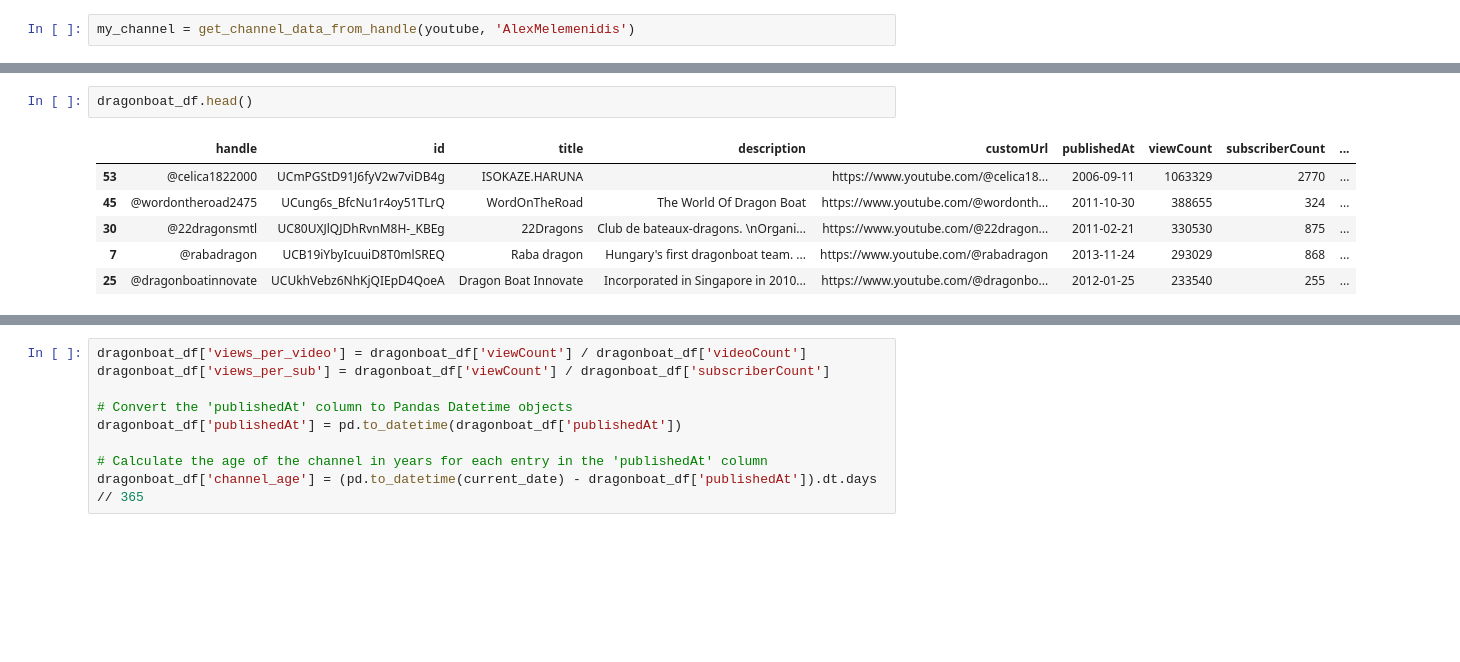
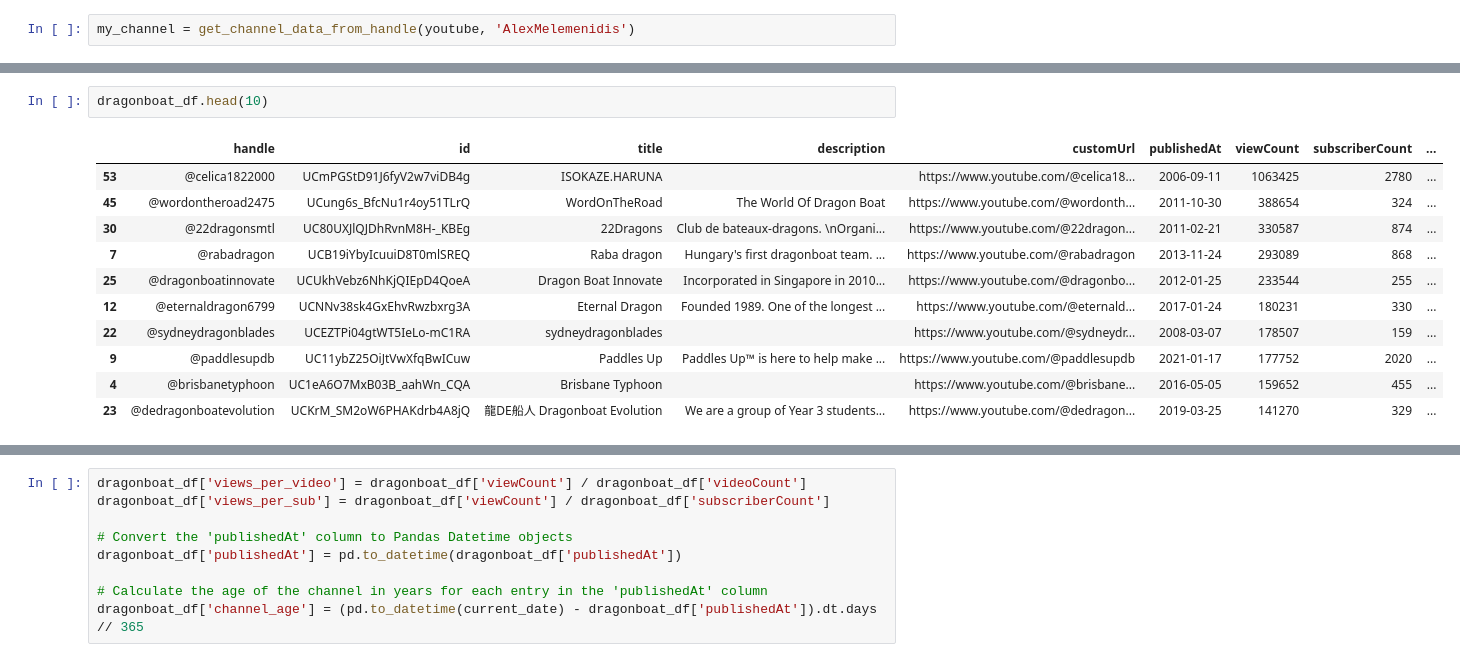
Before and after one commit to alex-m-ffm/Youtube_Analysis, a Jupyter notebook: youtube_analysis.ipynb, the cells around one changed output, grey strips where cells are left out. Drawn from its saved outputs; the diff is of its cells as text; blank space fills up the shorter version.

```diff
--- a/youtube_analysis.ipynb
+++ b/youtube_analysis.ipynb
@@ -213,11 +213,16 @@ my_channel
  'unsubscribedTrailer': False,
  'uploads': 'UU7p805M43uY6WrJ29v3Fe7g'}
 # %%
-dragonboat_df.head()
+dragonboat_df.head(10)
 # %% [output]
 |  | handle | id | title | description | customUrl | publishedAt | viewCount | subscriberCount | ... |
-| 53 | @celica1822000 | UCmPGStD91J6fyV2w7viDB4g | ISOKAZE.HARUNA |  | https://www.youtube.com/@celica18... | 2006-09-11 | 1063329 | 2770 | ... |
-| 45 | @wordontheroad2475 | UCung6s_BfcNu1r4oy51TLrQ | WordOnTheRoad | The World Of Dragon Boat | https://www.youtube.com/@wordonth... | 2011-10-30 | 388655 | 324 | ... |
-| 30 | @22dragonsmtl | UC80UXJlQJDhRvnM8H-_KBEg | 22Dragons | Club de bateaux-dragons. \nOrgani... | https://www.youtube.com/@22dragon... | 2011-02-21 | 330530 | 875 | ... |
-| 7 | @rabadragon | UCB19iYbyIcuuiD8T0mlSREQ | Raba dragon | Hungary's first dragonboat team. ... | https://www.youtube.com/@rabadragon | 2013-11-24 | 293029 | 868 | ... |
-| 25 | @dragonboatinnovate | UCUkhVebz6NhKjQIEpD4QoeA | Dragon Boat Innovate | Incorporated in Singapore in 2010... | https://www.youtube.com/@dragonbo... | 2012-01-25 | 233540 | 255 | ... |
+| 53 | @celica1822000 | UCmPGStD91J6fyV2w7viDB4g | ISOKAZE.HARUNA |  | https://www.youtube.com/@celica18... | 2006-09-11 | 1063425 | 2780 | ... |
+| 45 | @wordontheroad2475 | UCung6s_BfcNu1r4oy51TLrQ | WordOnTheRoad | The World Of Dragon Boat | https://www.youtube.com/@wordonth... | 2011-10-30 | 388654 | 324 | ... |
+| 30 | @22dragonsmtl | UC80UXJlQJDhRvnM8H-_KBEg | 22Dragons | Club de bateaux-dragons. \nOrgani... | https://www.youtube.com/@22dragon... | 2011-02-21 | 330587 | 874 | ... |
+| 7 | @rabadragon | UCB19iYbyIcuuiD8T0mlSREQ | Raba dragon | Hungary's first dragonboat team. ... | https://www.youtube.com/@rabadragon | 2013-11-24 | 293089 | 868 | ... |
+| 25 | @dragonboatinnovate | UCUkhVebz6NhKjQIEpD4QoeA | Dragon Boat Innovate | Incorporated in Singapore in 2010... | https://www.youtube.com/@dragonbo... | 2012-01-25 | 233544 | 255 | ... |
+| 12 | @eternaldragon6799 | UCNNv38sk4GxEhvRwzbxrg3A | Eternal Dragon | Founded 1989. One of the longest ... | https://www.youtube.com/@eternald... | 2017-01-24 | 180231 | 330 | ... |
+| 22 | @sydneydragonblades | UCEZTPi04gtWT5IeLo-mC1RA | sydneydragonblades |  | https://www.youtube.com/@sydneydr... | 2008-03-07 | 178507 | 159 | ... |
+| 9 | @paddlesupdb | UC11ybZ25OiJtVwXfqBwICuw | Paddles Up | Paddles Up™ is here to help make ... | https://www.youtube.com/@paddlesupdb | 2021-01-17 | 177752 | 2020 | ... |
+| 4 | @brisbanetyphoon | UC1eA6O7MxB03B_aahWn_CQA | Brisbane Typhoon |  | https://www.youtube.com/@brisbane... | 2016-05-05 | 159652 | 455 | ... |
+| 23 | @dedragonboatevolution | UCKrM_SM2oW6PHAKdrb4A8jQ | 龍DE船人 Dragonboat Evolution | We are a group of Year 3 students... | https://www.youtube.com/@dedragon... | 2019-03-25 | 141270 | 329 | ... |
```
Also changed, not shown: parts of 17 cells of this notebook.
